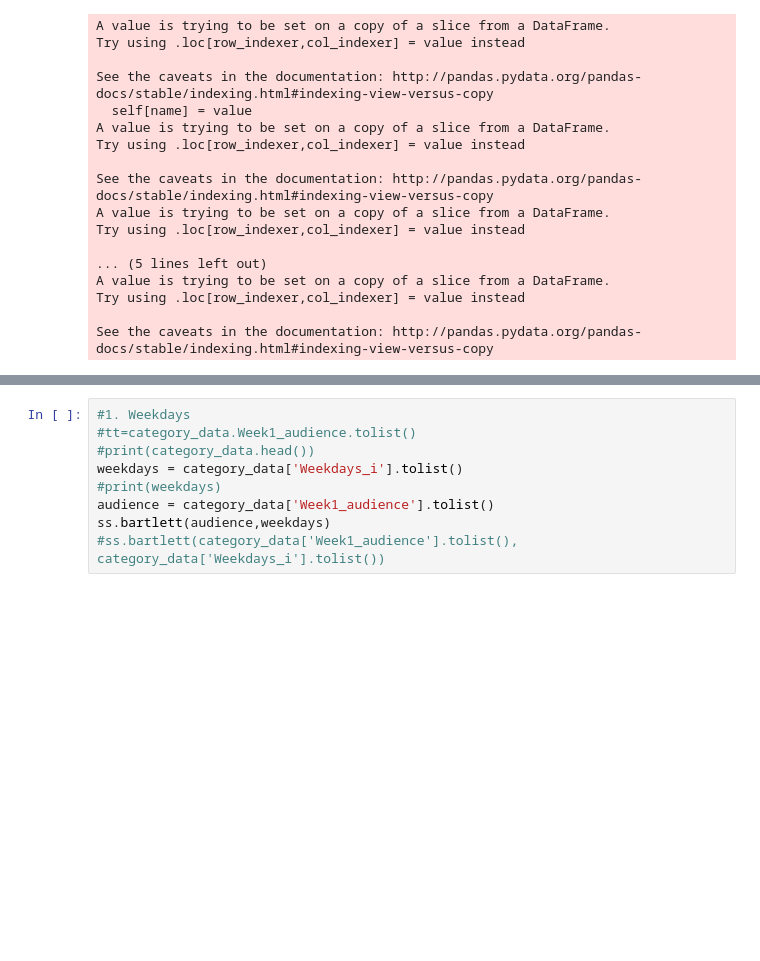
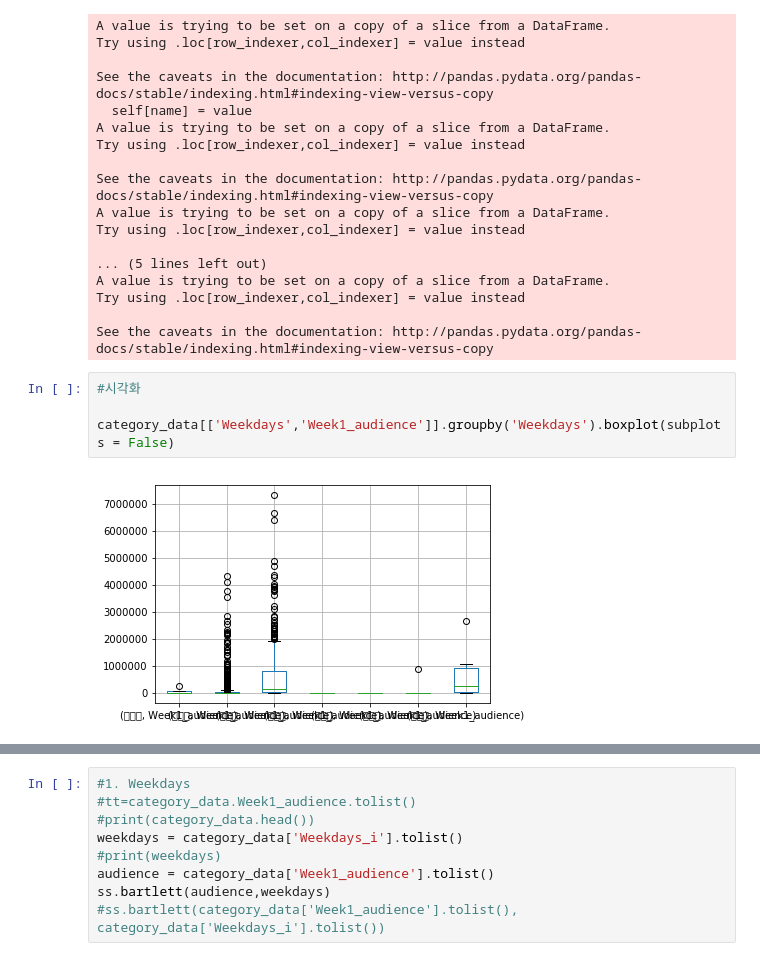
Before and after one commit to whwnsgml48/Movie_Prediction, a Jupyter notebook: movie_feature_extraction.ipynb, the cells around one changed output, grey strips where cells are left out. Cells and saved outputs as stored; diff of their text form; blank space fills up the shorter version.

```diff
--- a/movie_feature_extraction.ipynb
+++ b/movie_feature_extraction.ipynb
@@ -538,3 +537,9 @@ A value is trying to be set on a copy of a slice from a DataFrame.
 Try using .loc[row_indexer,col_indexer] = value instead
 
 See the caveats in the documentation: http://pandas.pydata.org/pandas-docs/stable/indexing.html#indexing-view-versus-copy
+# %%
+#시각화
+
+category_data[['Weekdays','Week1_audience']].groupby('Weekdays').boxplot(subplots = False)
+# %% [output]
+[figure, added]
```
Also changed, not shown: parts of 18 cells of this notebook.
